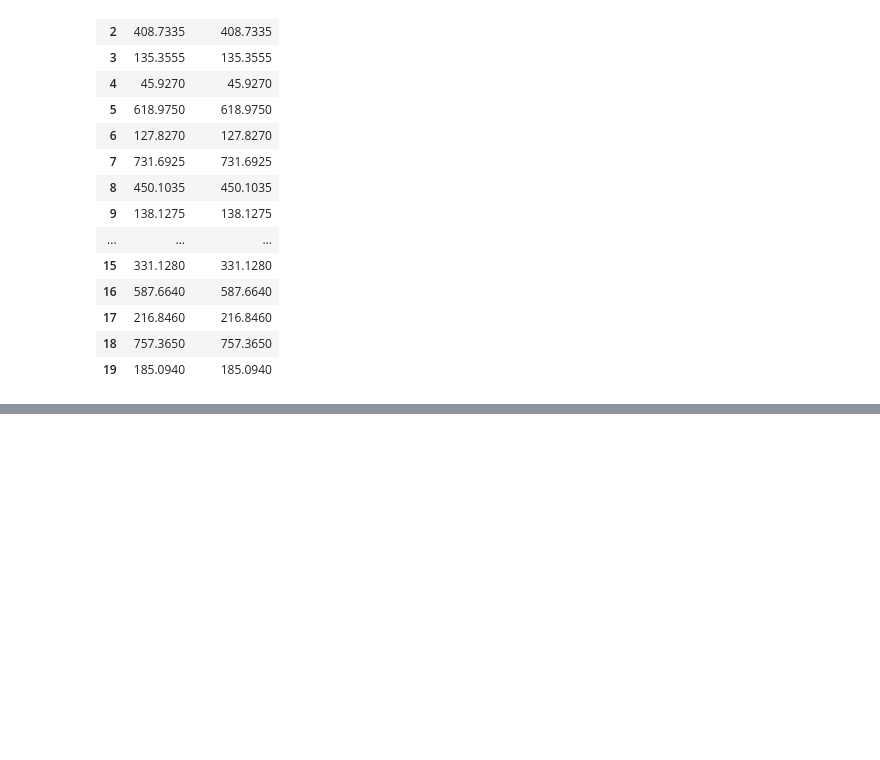
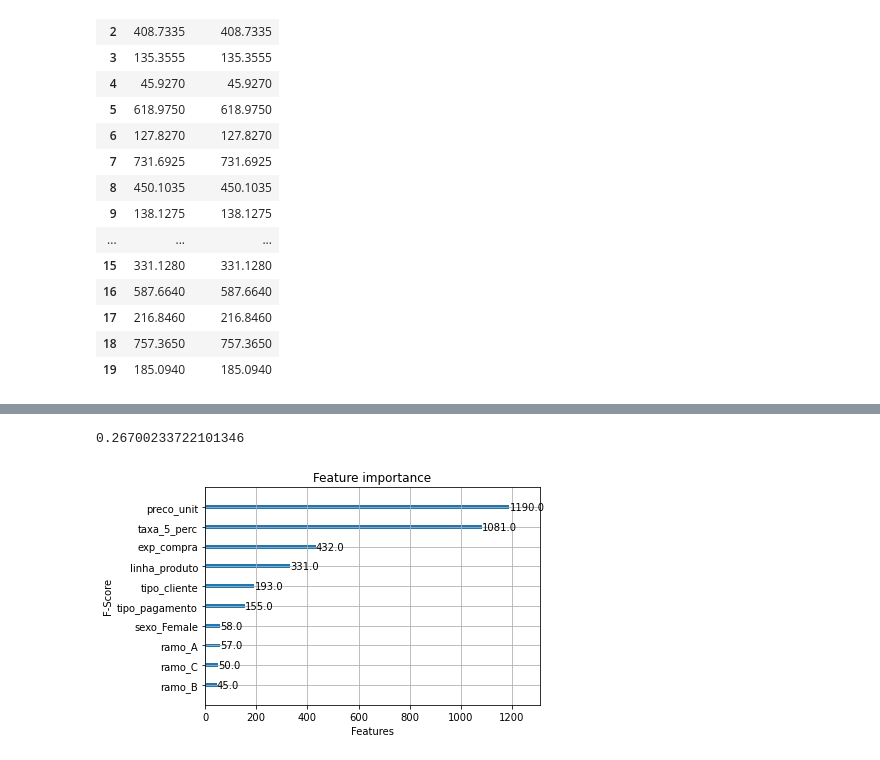
Before and after one commit to joseboas/Analise_Mercado_e_Regresssao, a Jupyter notebook: Análise de Vendas - Supermercado.ipynb, the cells around one changed output, grey strips where cells are left out. Drawn from its saved outputs; the diff is of its cells as text; code cells hidden in the pictures; blank space fills up the shorter version.

```diff
--- a/Análise de Vendas - Supermercado.ipynb
+++ b/Análise de Vendas - Supermercado.ipynb
@@ -1035,0 +1218,4 @@ df_results.head(20)
+# %%
+#taxa_5_perc,preco_custo,receita_bruta, talvez sexo
+X = df1.drop(['quantidade',], axis=1)
+X
@@ -1035,0 +1236,3 @@ df_results.head(20)
+# %%
+y = df1['quantidade']
+y
@@ -1035,0 +1254,2 @@ df_results.head(20)
+# %%
+X_treino, X_teste, y_treino, y_teste = train_test_split(X,y,test_size=0.3,random_state=42)
@@ -1035,0 +1289,14 @@ df_results.head(20)
+# %%
+# Build and train model
+#from sklearn.linear_model import LinearRegression
+#from sklearn.tree import DecisionTreeRegressor
+#from sklearn.ensemble import RandomForestRegressor
+import xgboost as xgb
+#lr = LinearRegression()
+#lr.fit(X_treino,y_treino)
+#dtr = DecisionTreeRegressor(random_state=42)
+#dtr.fit(X_treino,y_treino)
+#rfr = RandomForestRegressor(random_state=42, n_estimators=100)
+#rfr.fit(X_treino,y_treino)
+xgr = xgb.XGBRegressor(random_state=42)
+xgr.fit(X_treino,y_treino)
@@ -1035,0 +1349,16 @@ df_results.head(20)
+# %%
+#Quando menor o RMSE melhor. Se der 0 é porque acertou tudo. Quanto mais perto de 0 melhor
+from sklearn.metrics import mean_squared_error
+import numpy as np
+rmse = (np.sqrt(mean_squared_error(y_teste,previsoes)))
+rmse
+# %% [output]
+0.26700233722101346
+# %%
+fig, ax = plt.subplots(figsize=(6, 4))
+xgb.plot_importance(xgr, ax=ax)
+plt.xlabel('Features')
+plt.ylabel('F-Score')
+plt.show()
+# %% [output]
+[figure, added]
```
Also changed, not shown: parts of 43 cells of this notebook.
